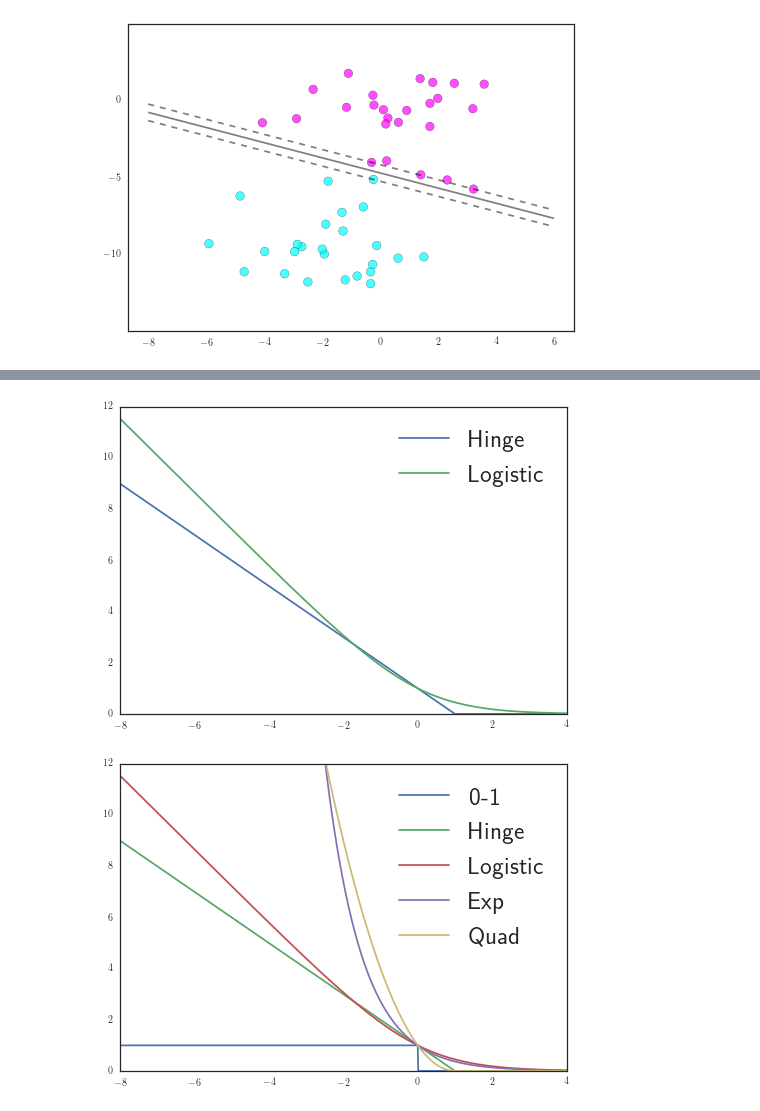
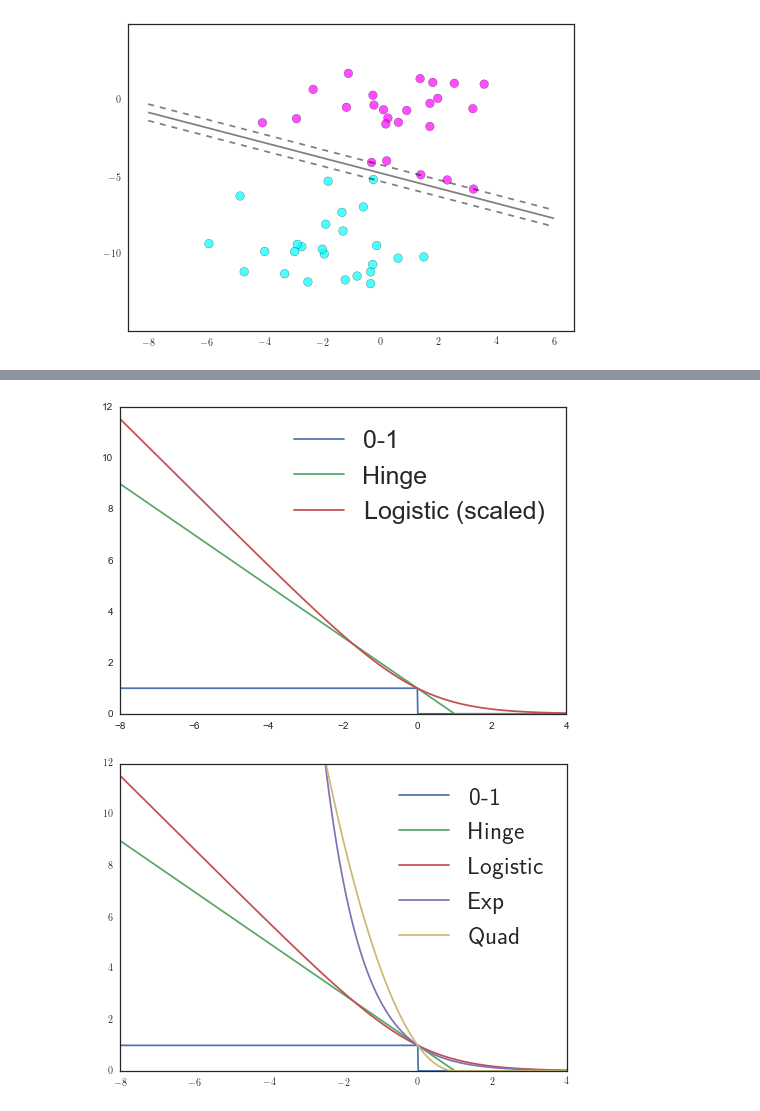
Before and after one commit to icme/cme252-optimization, a Jupyter notebook: lectures/svm/svm.ipynb, the cells around one changed output, grey strips where cells are left out. Saved outputs shown, nothing was run; the diff lists cells and outputs as text; code cells hidden in the pictures.

```diff
--- a/lectures/svm/svm.ipynb
+++ b/lectures/svm/svm.ipynb
@@ -380,20 +424,20 @@ myplot(X, y, a, b, margin=True, line_alpha=.5, filename='fig/svc2.pdf')
 # %%
 x = np.linspace(-8,4, 1000)
 y_h = np.maximum(0,1-x)
 y_log = np.log(1 + np.exp(-x))/np.log(2)
 y_01 = (x <= 0) + 0
 y_exp = np.exp(-x)
 
-#plt.plot(x,y_01, label='0-1')
+plt.plot(x,y_01, label='0-1')
 plt.plot(x,y_h, label='Hinge')
-plt.plot(x,y_log, label='Logistic')
+plt.plot(x,y_log, label='Logistic (scaled)')
 #plt.plot(x,y_exp, label='Exp')
 #plt.axis([-8, 4, 0, 12])
 
 plt.legend(fontsize=25)
 plt.savefig('fig/log_hinge.pdf', bbox_inches='tight')
 # %% [output]
-[figure, old version]
+[figure, new version]
 # %%
 x = np.linspace(-8,4, 1000)
 y_h = np.maximum(0,1-x)
```
Also changed, not shown: parts of 15 cells of this notebook, 20 other files.
